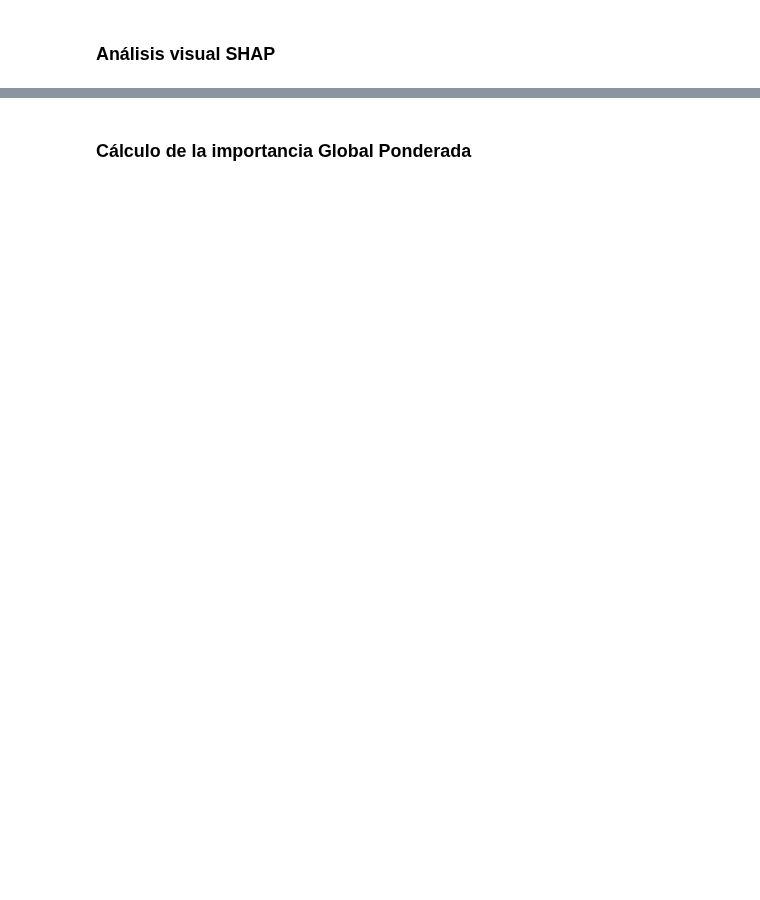
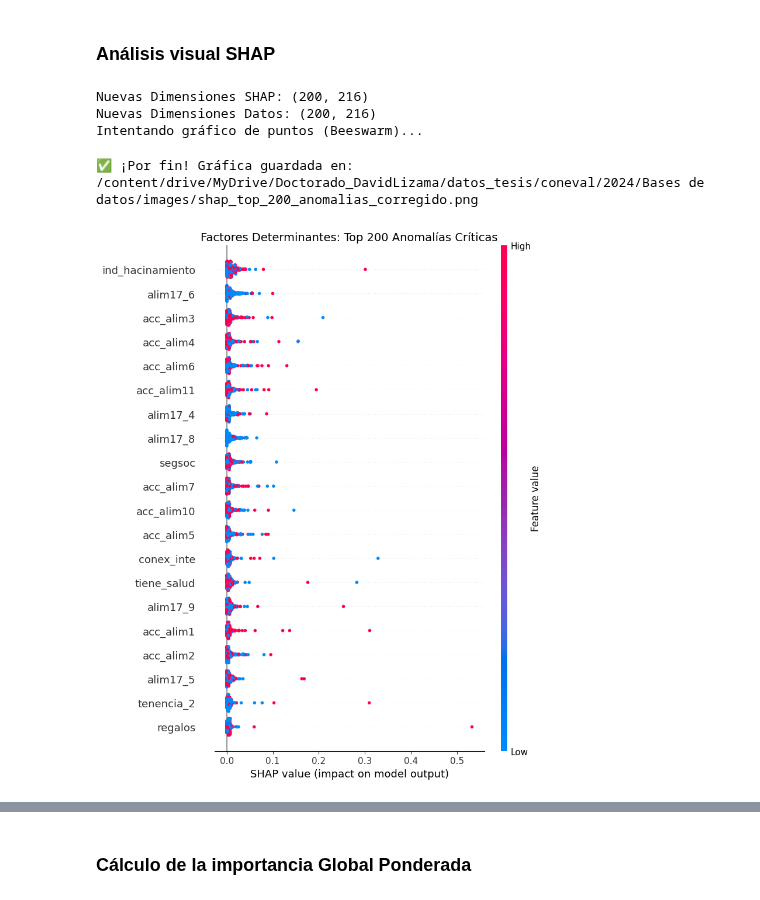
Before and after one commit to LizamaD/Cap3_MedicionPobreza, a Jupyter notebook: notebooks/resultados.ipynb, the cells around one changed output, grey strips where cells are left out. Drawn from its saved outputs; the diff is of its cells as text; code cells hidden in the pictures; blank space fills up the shorter version.

```diff
--- a/notebooks/resultados.ipynb
+++ b/notebooks/resultados.ipynb
@@ -326,0 +598,59 @@ shap.summary_plot(shap_explanation, max_display=20, show=True)
+# %%
+import numpy as np
+import shap
+import matplotlib.pyplot as plt
+import os
+
+# --- 1. AJUSTE DE DIMENSIONES (El "Fix") ---
+# Forzamos que ambos tengan las mismas filas (200) y columnas (216)
+# Usamos .shape[0] de los datos para que SHAP no se pase del límite
+n_registros = X_top_anomalo.shape[0]
+
+# Slicing de seguridad: nos aseguramos de que ambos sean (200, 216)
+shap_final_ajustado = shap_values_aggregated_top[:n_registros, :]
+X_final_ajustado = X_top_anomalo[:n_registros, :]
+
+print(f"Nuevas Dimensiones SHAP: {shap_final_ajustado.shape}") # Debe ser (200, 216)
+print(f"Nuevas Dimensiones Datos: {X_final_ajustado.shape}")   # Debe ser (200, 216)
+
+# --- 2. GRAFICAR ---
+plt.figure(figsize=(10, 8))
+
+# Si el error persiste con "dot", cambia plot_type a "bar"
+# El modo "bar" es mucho más estable para matrices casi cuadradas
+try:
+    print("Intentando gráfico de puntos (Beeswarm)...")
+    shap.summary_plot(
+        shap_final_ajustado,
+        X_final_ajustado,
+        feature_names=columnas_tesis[:X_final_ajustado.shape[1]],
+        max_display=20,
+        plot_type="dot",
+        show=False
+    )
+except Exception as e:
+    print(f"Fallo el modo puntos debido a: {e}. Cambiando a modo barras (más estable)...")
+    plt.clf() # Limpiar figura fallida
+    shap.summary_plot(
+        shap_final_ajustado,
+        X_final_ajustado,
+        feature_names=columnas_tesis[:X_final_ajustado.shape[1]],
+        max_display=20,
+        plot_type="bar",
+        show=False
+    )
+
+plt.title('Factores Determinantes: Top 200 Anomalías Críticas', fontsize=14)
+
+# --- 3. GUARDAR ---
+ruta_anomalia_v3 = os.path.join(BASE_DIR, 'shap_top_200_anomalias_corregido.png')
+plt.savefig(ruta_anomalia_v3, dpi=300, bbox_inches='tight')
+
+print(f"✅ ¡Por fin! Gráfica guardada en: {ruta_anomalia_v3}")
+plt.show()
+# %% [output]
+Nuevas Dimensiones SHAP: (200, 216)
+Nuevas Dimensiones Datos: (200, 216)
+Intentando gráfico de puntos (Beeswarm)...
+✅ ¡Por fin! Gráfica guardada en: /content/drive/MyDrive/Doctorado_DavidLizama/datos_tesis/coneval/2024/Bases de datos/images/shap_top_200_anomalias_corregido.png
+[figure, added]
```
Also changed, not shown: parts of 25 cells of this notebook, 2 other files.
